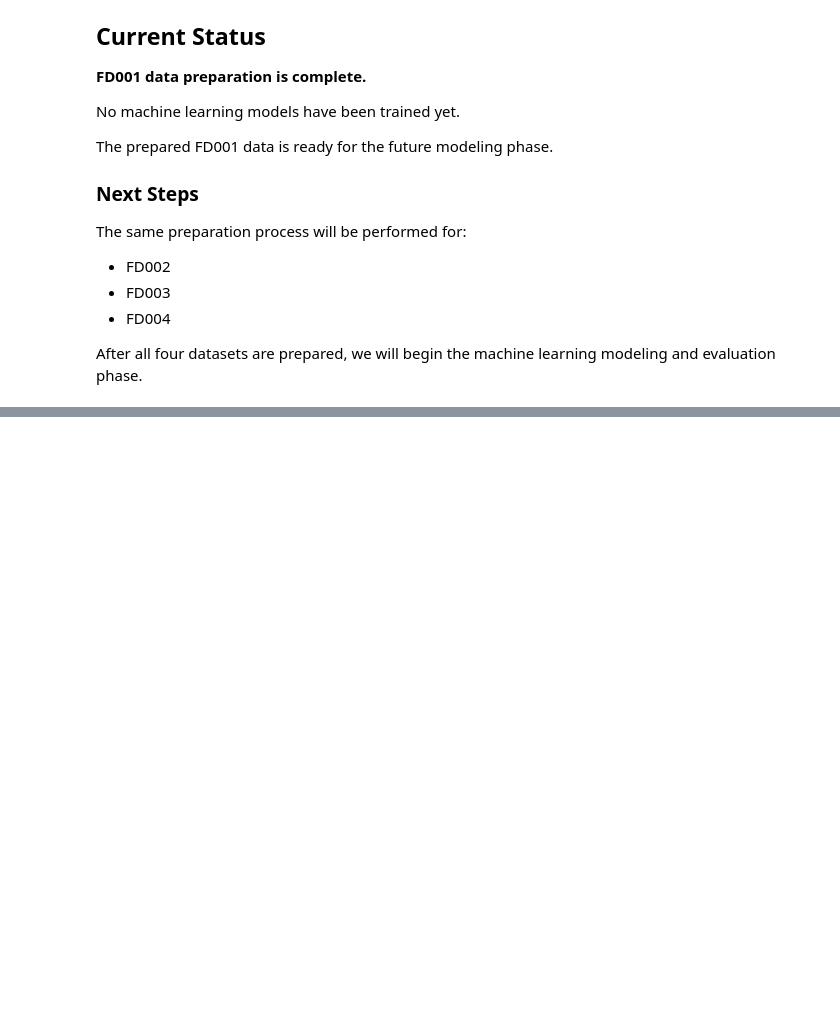
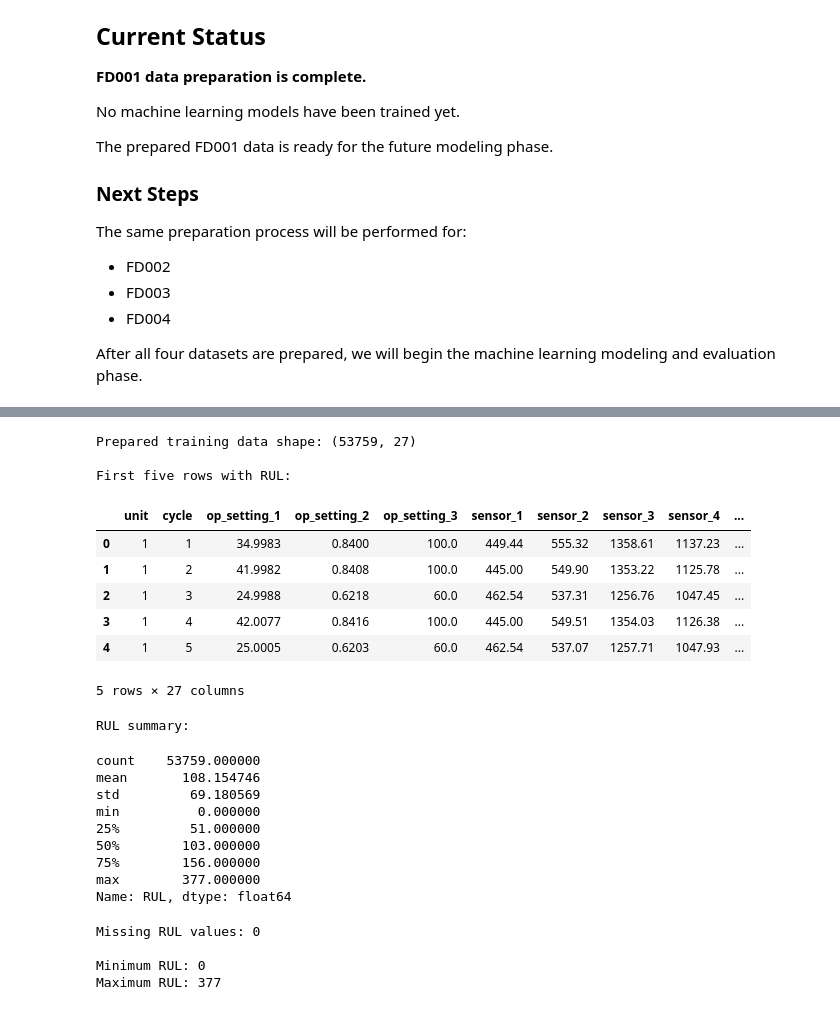
Before and after one commit to Eyasushewangizaw/C_MAPSS_RUL_Project, a Jupyter notebook: notebooks/01_CMAPSS_Data_Preparation.ipynb, the cells around one changed output, grey strips where cells are left out. Cells and saved outputs as stored; diff of their text form; code cells hidden in the pictures; blank space fills up the shorter version.

```diff
--- a/notebooks/01_CMAPSS_Data_Preparation.ipynb
+++ b/notebooks/01_CMAPSS_Data_Preparation.ipynb
@@ -880,0 +1011,58 @@ After all four datasets are prepared, we will begin the machine learning modelin
+# %%
+
+# Calculate the maximum cycle reached by each training engine
+max_cycles_FD002 = train_FD002.groupby("unit")["cycle"].max()
+
+# Add the RUL target to each training row
+train_FD002_clean = train_FD002.copy()
+
+train_FD002_clean["RUL"] = (
+    train_FD002_clean["unit"].map(max_cycles_FD002)
+    - train_FD002_clean["cycle"]
+)
+
+# Inspect the prepared training data
+print("Prepared training data shape:", train_FD002_clean.shape)
+
+print("\nFirst five rows with RUL:")
+display(train_FD002_clean.head())
+
+print("\nRUL summary:")
+display(train_FD002_clean["RUL"].describe())
+
+print("\nMissing RUL values:", train_FD002_clean["RUL"].isna().sum())
+
+print(
+    "\nMinimum RUL:",
+    train_FD002_clean["RUL"].min()
+)
+
+print(
+    "Maximum RUL:",
+    train_FD002_clean["RUL"].max()
+)
+# %% [output]
+Prepared training data shape: (53759, 27)
+
+First five rows with RUL:
+|  | unit | cycle | op_setting_1 | op_setting_2 | op_setting_3 | sensor_1 | sensor_2 | sensor_3 | sensor_4 | ... |
+| 0 | 1 | 1 | 34.9983 | 0.8400 | 100.0 | 449.44 | 555.32 | 1358.61 | 1137.23 | ... |
+| 1 | 1 | 2 | 41.9982 | 0.8408 | 100.0 | 445.00 | 549.90 | 1353.22 | 1125.78 | ... |
+| 2 | 1 | 3 | 24.9988 | 0.6218 | 60.0 | 462.54 | 537.31 | 1256.76 | 1047.45 | ... |
+| 3 | 1 | 4 | 42.0077 | 0.8416 | 100.0 | 445.00 | 549.51 | 1354.03 | 1126.38 | ... |
+| 4 | 1 | 5 | 25.0005 | 0.6203 | 60.0 | 462.54 | 537.07 | 1257.71 | 1047.93 | ... |
+5 rows × 27 columns
+RUL summary:
+count    53759.000000
+mean       108.154746
+std         69.180569
+min          0.000000
+25%         51.000000
+50%        103.000000
+75%        156.000000
+max        377.000000
+Name: RUL, dtype: float64
+Missing RUL values: 0
+
+Minimum RUL: 0
+Maximum RUL: 377
```
Also changed, not shown: parts of 7 cells of this notebook, 6 other files.
